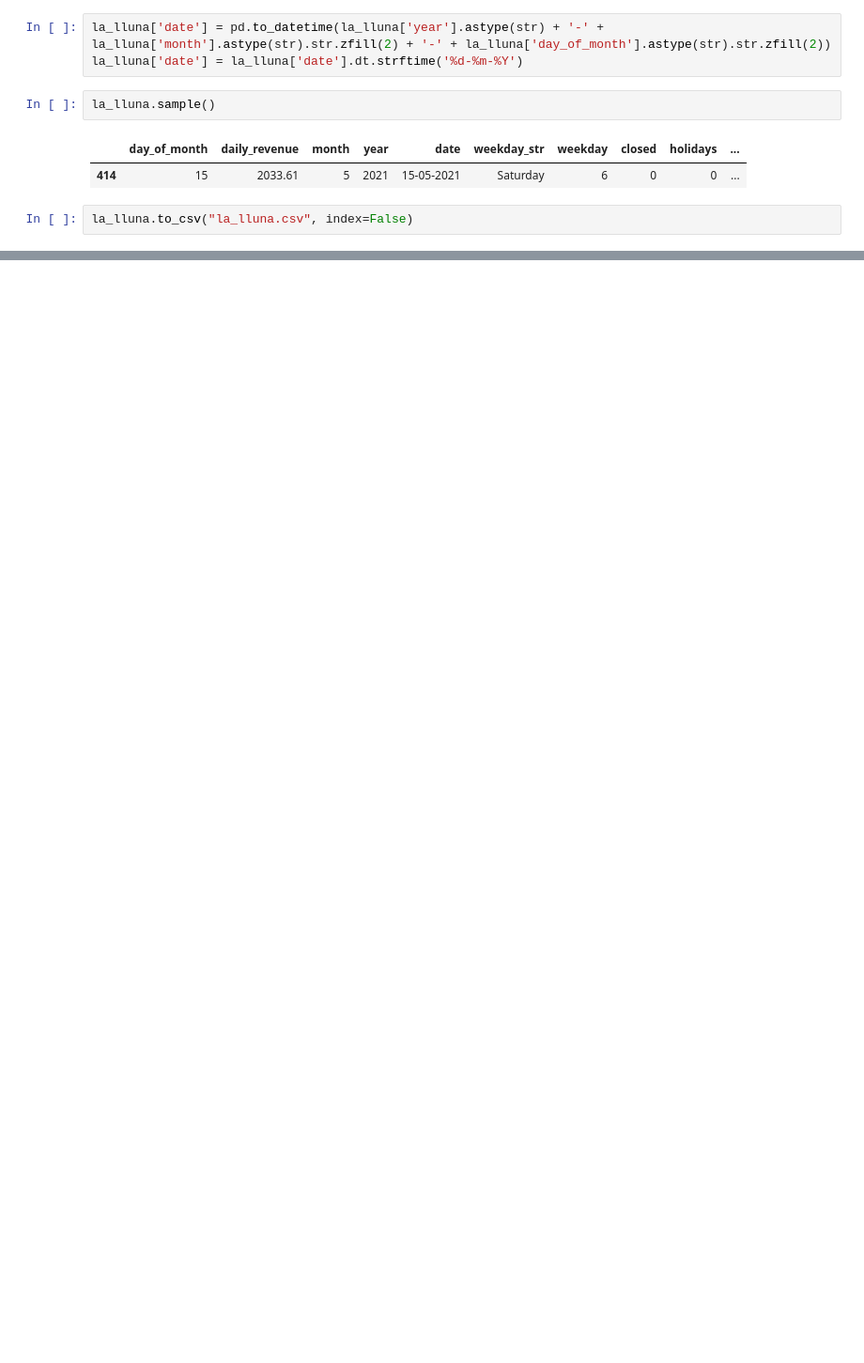
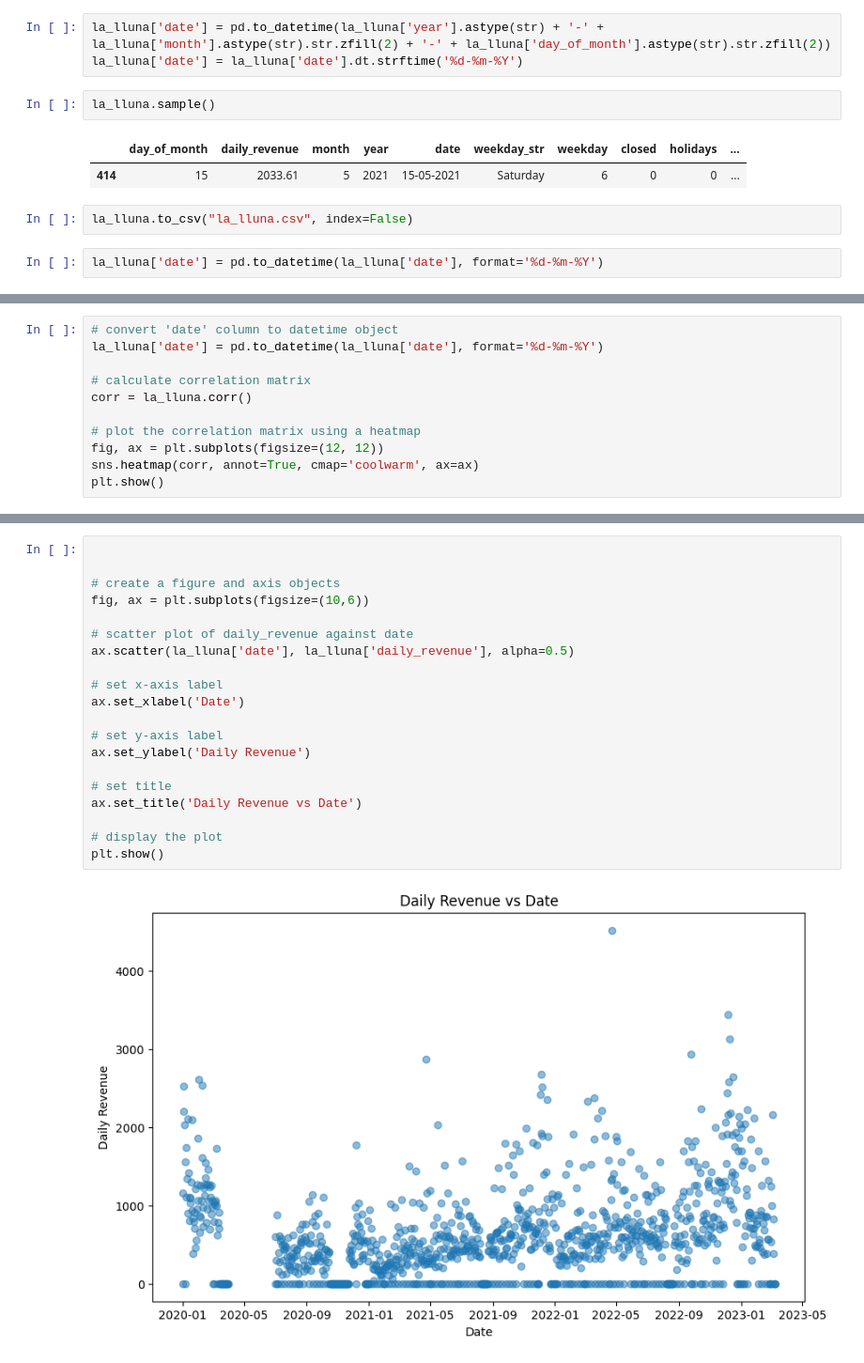
Before and after one commit to germanortola/restaurants-in-Barcelona, a Jupyter notebook: draft_lalluna.ipynb, the cells around one changed output, grey strips where cells are left out. Shown at 94% size. Cells and saved outputs as stored; diff of their text form; blank space fills up the shorter version.

```diff
--- a/draft_lalluna.ipynb
+++ b/draft_lalluna.ipynb
@@ -480,3 +471,5 @@ la_lluna.sample()
 | 414 | 15 | 2033.61 | 5 | 2021 | 15-05-2021 | Saturday | 6 | 0 | 0 | ... |
 # %%
 la_lluna.to_csv("la_lluna.csv", index=False)
+# %%
+la_lluna['date'] = pd.to_datetime(la_lluna['date'], format='%d-%m-%Y')
@@ -482,0 +495,11 @@ la_lluna.to_csv("la_lluna.csv", index=False)
+# %%
+# convert 'date' column to datetime object
+la_lluna['date'] = pd.to_datetime(la_lluna['date'], format='%d-%m-%Y')
+
+# calculate correlation matrix
+corr = la_lluna.corr()
+
+# plot the correlation matrix using a heatmap
+fig, ax = plt.subplots(figsize=(12, 12))
+sns.heatmap(corr, annot=True, cmap='coolwarm', ax=ax)
+plt.show()
@@ -482,0 +508,22 @@ la_lluna.to_csv("la_lluna.csv", index=False)
+# %%
+
+
+# create a figure and axis objects
+fig, ax = plt.subplots(figsize=(10,6))
+
+# scatter plot of daily_revenue against date
+ax.scatter(la_lluna['date'], la_lluna['daily_revenue'], alpha=0.5)
+
+# set x-axis label
+ax.set_xlabel('Date')
+
+# set y-axis label
+ax.set_ylabel('Daily Revenue')
+
+# set title
+ax.set_title('Daily Revenue vs Date')
+
+# display the plot
+plt.show()
+# %% [output]
+[figure, added]
```
Also changed, not shown: parts of 26 cells of this notebook, 3 other files.
